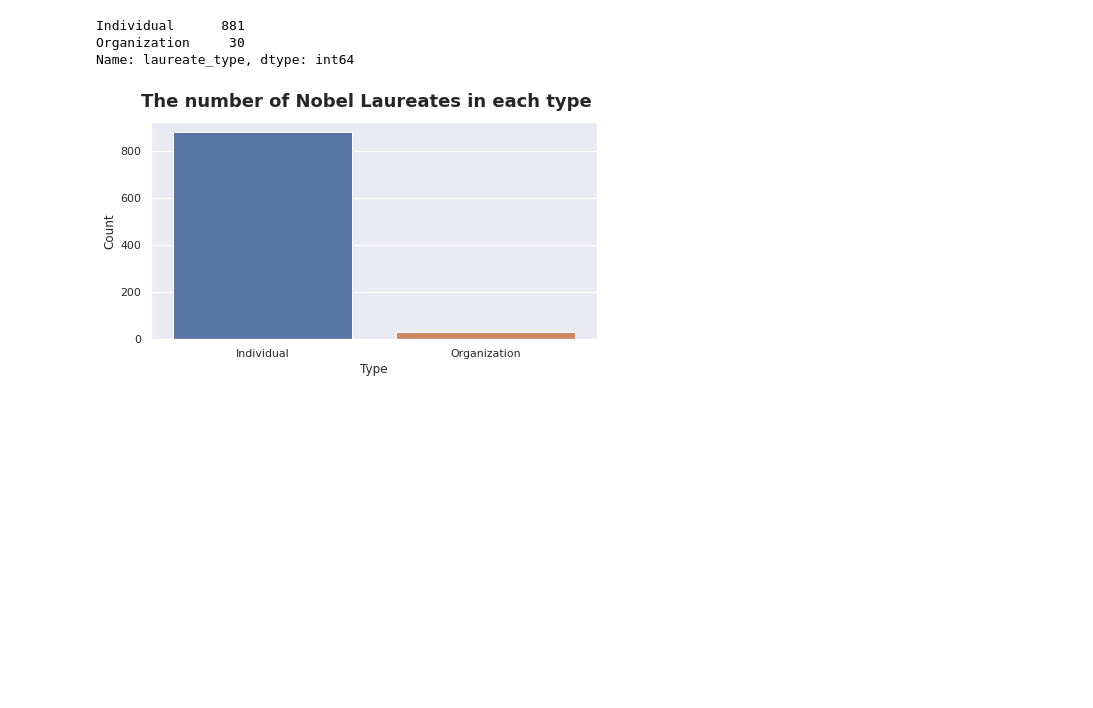
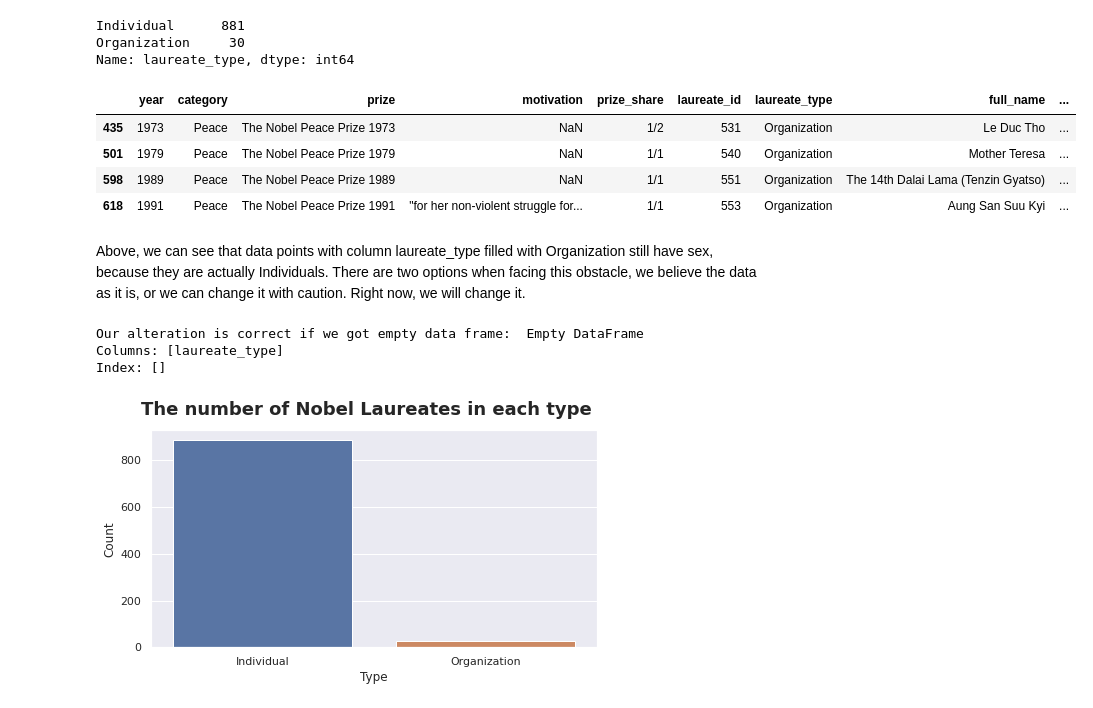
Before and after one commit to agusrichard/data-science-learning-projects, a Jupyter notebook: Nobel Prize Winners/exploratory_data_analysis.ipynb, the cells around one changed output. Drawn from its saved outputs; the diff is of its cells as text; code cells hidden in the pictures; blank space fills up the shorter version.

```diff
--- a/Nobel Prize Winners/exploratory_data_analysis.ipynb
+++ b/Nobel Prize Winners/exploratory_data_analysis.ipynb
@@ -335,6 +338,25 @@ df['laureate_type'].value_counts()
 Individual      881
 Organization     30
 Name: laureate_type, dtype: int64
+# %%
+# find all data points with column laureate_type is Organization
+# and column sex is not null
+df[(df['laureate_type'] == 'Organization') & (~df['sex'].isnull())]
+# %% [output]
+|  | year | category | prize | motivation | prize_share | laureate_id | laureate_type | full_name | ... |
+| 435 | 1973 | Peace | The Nobel Peace Prize 1973 | NaN | 1/2 | 531 | Organization | Le Duc Tho | ... |
+| 501 | 1979 | Peace | The Nobel Peace Prize 1979 | NaN | 1/1 | 540 | Organization | Mother Teresa | ... |
+| 598 | 1989 | Peace | The Nobel Peace Prize 1989 | NaN | 1/1 | 551 | Organization | The 14th Dalai Lama (Tenzin Gyatso) | ... |
+| 618 | 1991 | Peace | The Nobel Peace Prize 1991 | "for her non-violent struggle for... | 1/1 | 553 | Organization | Aung San Suu Kyi | ... |
+# %% [markdown]
+Above, we can see that data points with column laureate_type filled with Organization still have sex, because they are actually Individuals. There are two options when facing this obstacle, we believe the data as it is, or we can change it with caution. Right now, we will change it.
+# %%
+df.loc[(df['laureate_type'] == 'Organization') & (~df['sex'].isnull()), ['laureate_type']] = 'Individual'
+print("Our alteration is correct if we got empty data frame: ", df.loc[(df['laureate_type'] == 'Organization') & (~df['sex'].isnull()), ['laureate_type']].isnull())
+# %% [output]
+Our alteration is correct if we got empty data frame:  Empty DataFrame
+Columns: [laureate_type]
+Index: []
 # %%
 ltype_count = df['laureate_type'].value_counts()
 # %%
```
Also changed, not shown: parts of 48 cells of this notebook.
